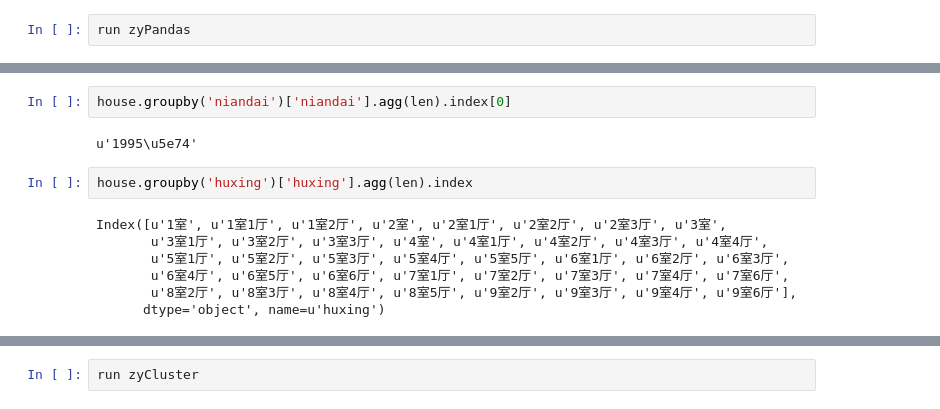
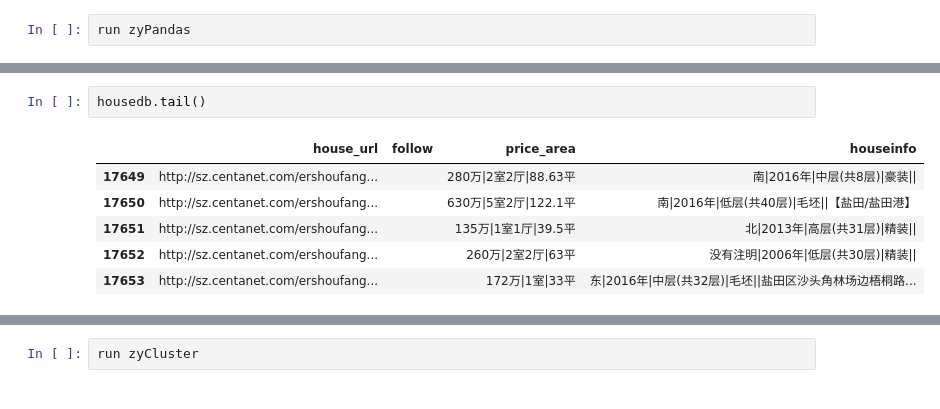
Before and after one commit to Hannah-water/bishe, a Jupyter notebook: zydc/spider/Untitled.ipynb, the cells around one changed output, grey strips where cells are left out. Cells and saved outputs as stored; diff of their text form.

```diff
--- a/zydc/spider/Untitled.ipynb
+++ b/zydc/spider/Untitled.ipynb
@@ -13,13 +25,9 @@ run zyDistrict
-# %%
-house.groupby('niandai')['niandai'].agg(len).index[0]
-# %% [output]
-u'1995\u5e74'
-# %%
-house.groupby('huxing')['huxing'].agg(len).index
-# %% [output]
-Index([u'1室', u'1室1厅', u'1室2厅', u'2室', u'2室1厅', u'2室2厅', u'2室3厅', u'3室',
-       u'3室1厅', u'3室2厅', u'3室3厅', u'4室', u'4室1厅', u'4室2厅', u'4室3厅', u'4室4厅',
-       u'5室1厅', u'5室2厅', u'5室3厅', u'5室4厅', u'5室5厅', u'6室1厅', u'6室2厅', u'6室3厅',
-       u'6室4厅', u'6室5厅', u'6室6厅', u'7室1厅', u'7室2厅', u'7室3厅', u'7室4厅', u'7室6厅',
-       u'8室2厅', u'8室3厅', u'8室4厅', u'8室5厅', u'9室2厅', u'9室3厅', u'9室4厅', u'9室6厅'],
-      dtype='object', name=u'huxing')
+# %%
+housedb.tail()
+# %% [output]
+|  | house_url | follow | price_area | houseinfo |
+| 17649 | http://sz.centanet.com/ershoufang... |  | 280万|2室2厅|88.63平 | 南|2016年|中层(共8层)|豪装|| |
+| 17650 | http://sz.centanet.com/ershoufang... |  | 630万|5室2厅|122.1平 | 南|2016年|低层(共40层)|毛坯||【盐田/盐田港】 |
+| 17651 | http://sz.centanet.com/ershoufang... |  | 135万|1室1厅|39.5平 | 北|2013年|高层(共31层)|精装|| |
+| 17652 | http://sz.centanet.com/ershoufang... |  | 260万|2室2厅|63平 | 没有注明|2006年|低层(共30层)|精装|| |
+| 17653 | http://sz.centanet.com/ershoufang... |  | 172万|1室|33平 | 东|2016年|中层(共32层)|毛坯||盐田区沙头角林场边梧桐路... |
```
Also changed, not shown: parts of 5 cells of this notebook, 9 other files.
